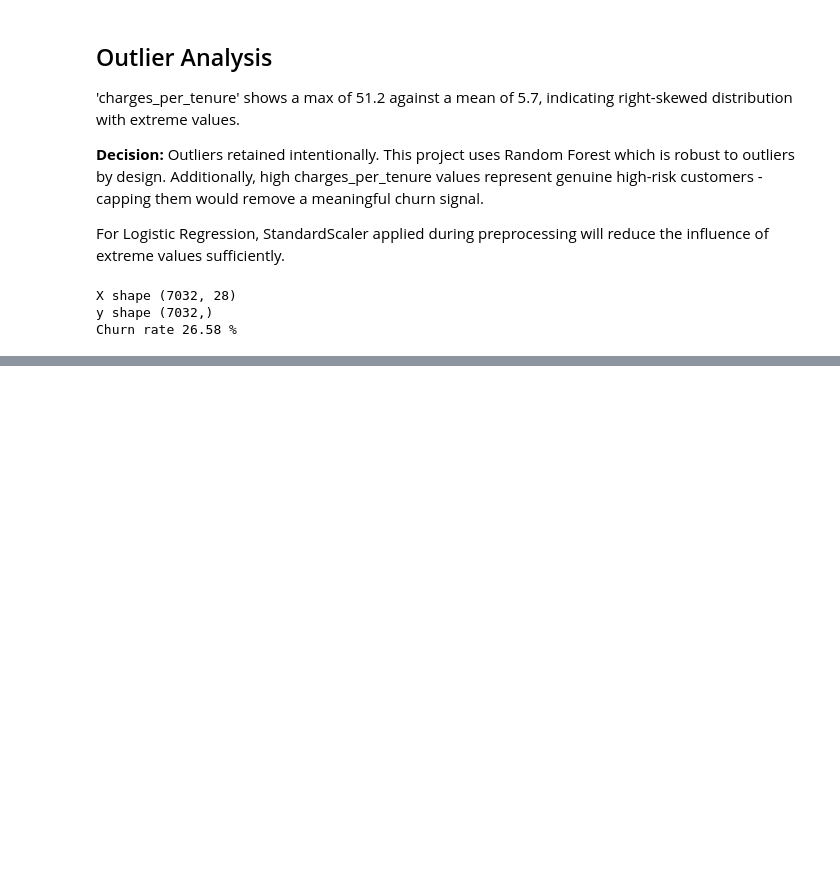
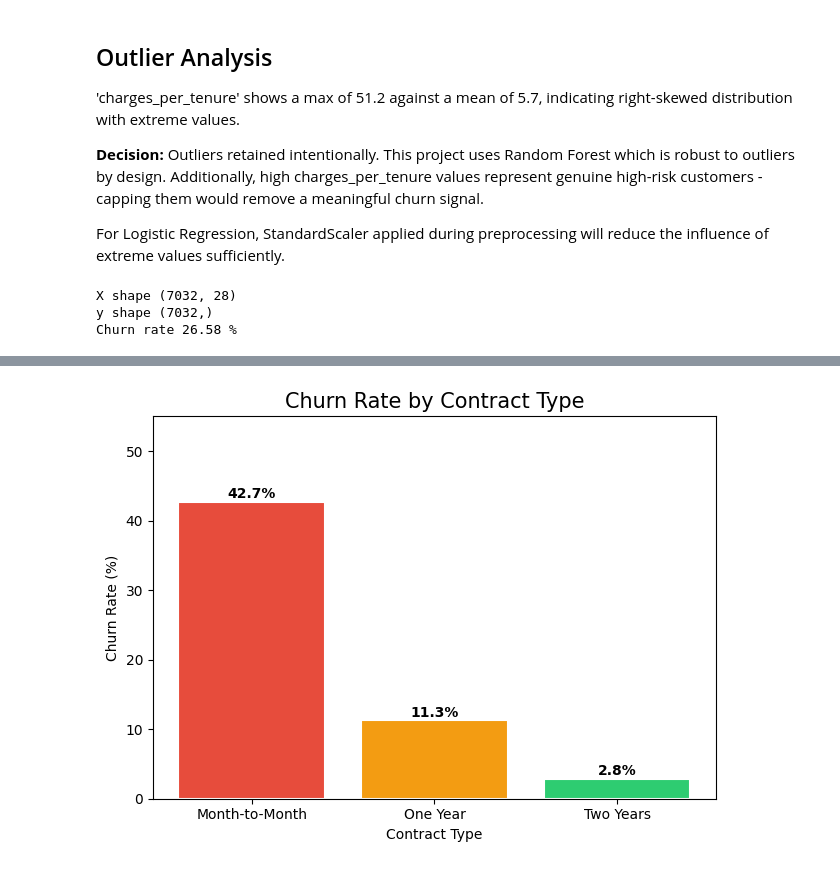
Before and after one commit to akella-prathyusha22/Telco-churn-prediction, a Jupyter notebook: Telco_churn_analysis.ipynb, the cells around one changed output, grey strips where cells are left out. Drawn from its saved outputs; the diff is of its cells as text; code cells hidden in the pictures; blank space fills up the shorter version.

```diff
--- a/Telco_churn_analysis.ipynb
+++ b/Telco_churn_analysis.ipynb
@@ -415,0 +452,27 @@ new_df.to_csv("telco_churn_clean.csv", index=False)
+# %%
+fix, ax = plt.subplots()
+
+contract_churn = new_df.groupby(['contract_monthly', 'contract_one_year', 'contract_two_year'])['Churn'].mean()*100
+
+# Simpler approach — rebuild contract column for plotting
+new_df['contract_type'] = np.where(new_df['contract_monthly'] == 1, 'Month-to-Month',
+                      np.where(new_df['contract_one_year'] == 1, 'One Year', 'Two Years'))
+contract_churn = new_df.groupby('contract_type')['Churn'].mean()*100
+contract_churn = contract_churn.reindex(['Month-to-Month', 'One Year', 'Two Years'])
+
+bars = ax.bar(contract_churn.index, contract_churn.values, color=['#e74c3c', '#f39c12', '#2ecc71'],
+              edgecolor='white', linewidth=1.5)
+
+# Add value labels n top of bars
+for bar, val in zip(bars, contract_churn.values):
+    ax.text(bar.get_x() + bar.get_width()/2, bar.get_height() + 0.5,
+            f'{val:.1f}%', ha='center', fontweight='bold')
+
+ax.set_title('Churn Rate by Contract Type', fontsize=15)
+ax.set_xlabel('Contract Type')
+ax.set_ylabel('Churn Rate (%)')
+ax.set_ylim(0, 55)
+plt.tight_layout()
+plt.show()
+# %% [output]
+[figure, added]
```
Also changed, not shown: parts of 8 cells of this notebook.
